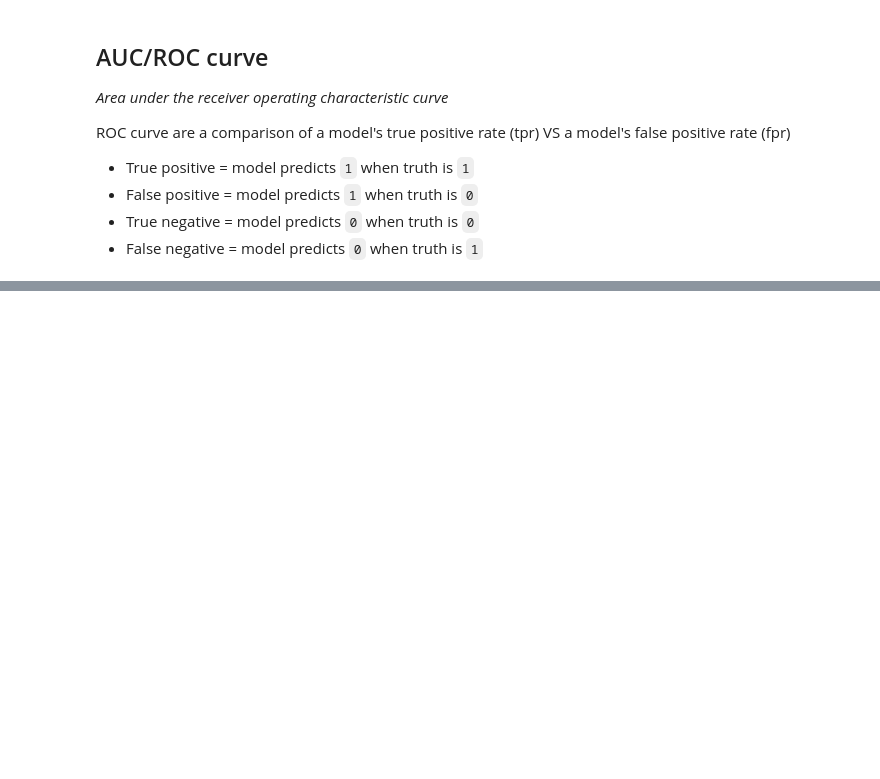
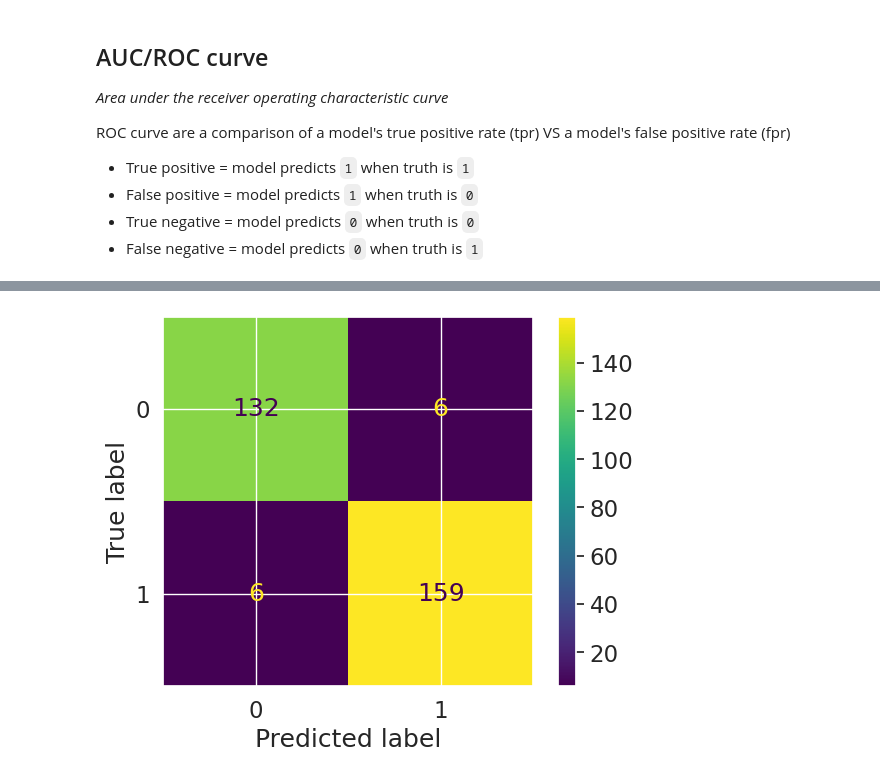
Before and after one commit to Lima-Tembe/codespaces-jupyter, a Jupyter notebook: notebooks/sample.ipynb, the cells around one changed output, grey strips where cells are left out. Saved outputs shown, nothing was run; the diff lists cells and outputs as text; code cells hidden in the pictures; blank space fills up the shorter version.

Commit message:
Confusion matrix 'New' lecture

```diff
--- a/notebooks/sample.ipynb
+++ b/notebooks/sample.ipynb
@@ -44,0 +149,6 @@ X_train, X_test, y_train, y_test = train_test_split(X, y, test_size=0.2)
+# %%
+# Make our confusion matrix more visual with sklearn
+from sklearn.metrics import ConfusionMatrixDisplay
+ConfusionMatrixDisplay.from_estimator(estimator=clf, X=X, y=y);
+# %% [output]
+[figure, added]
```
Also changed, not shown: parts of 12 cells of this notebook, 1 other file.
